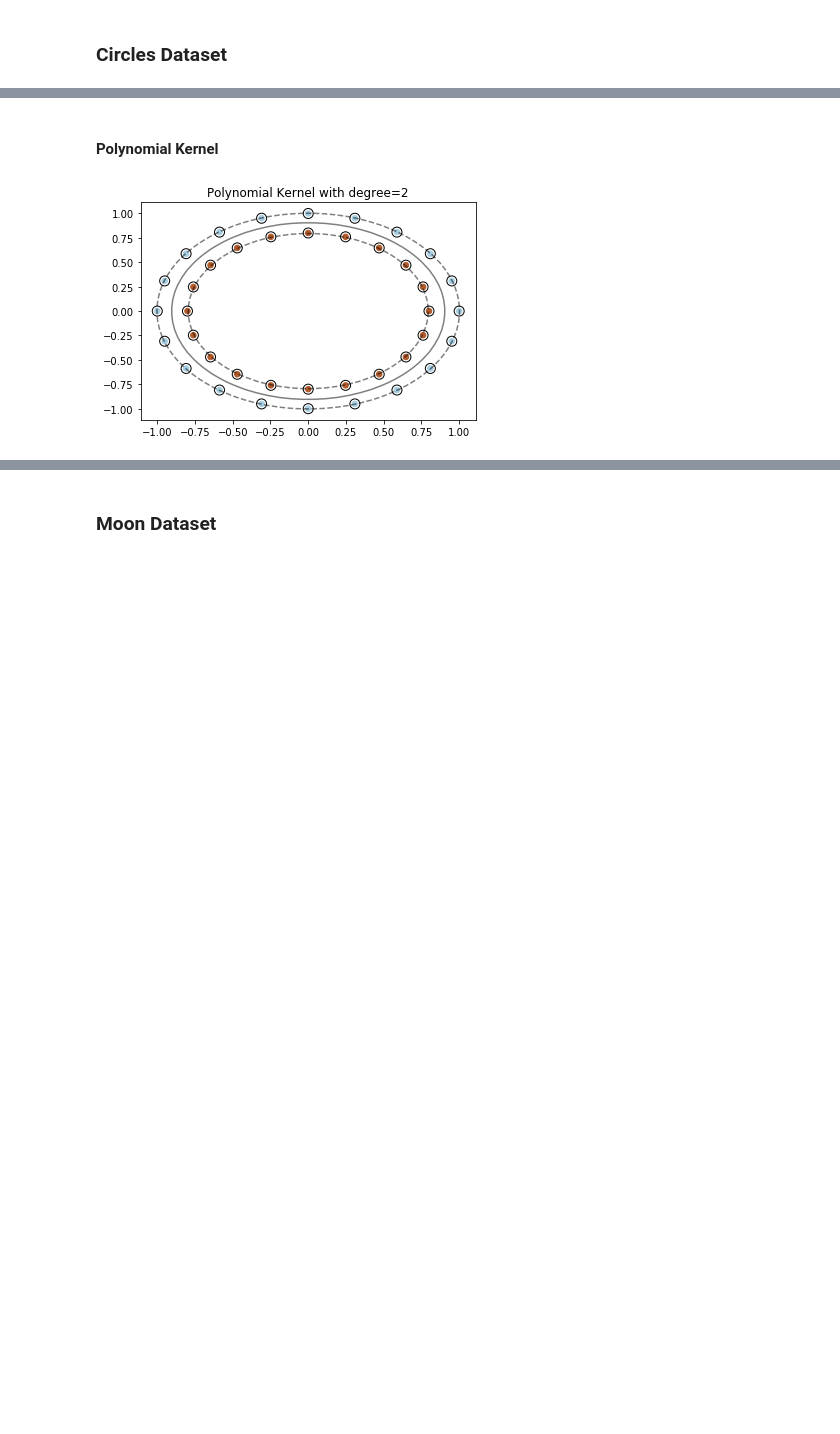
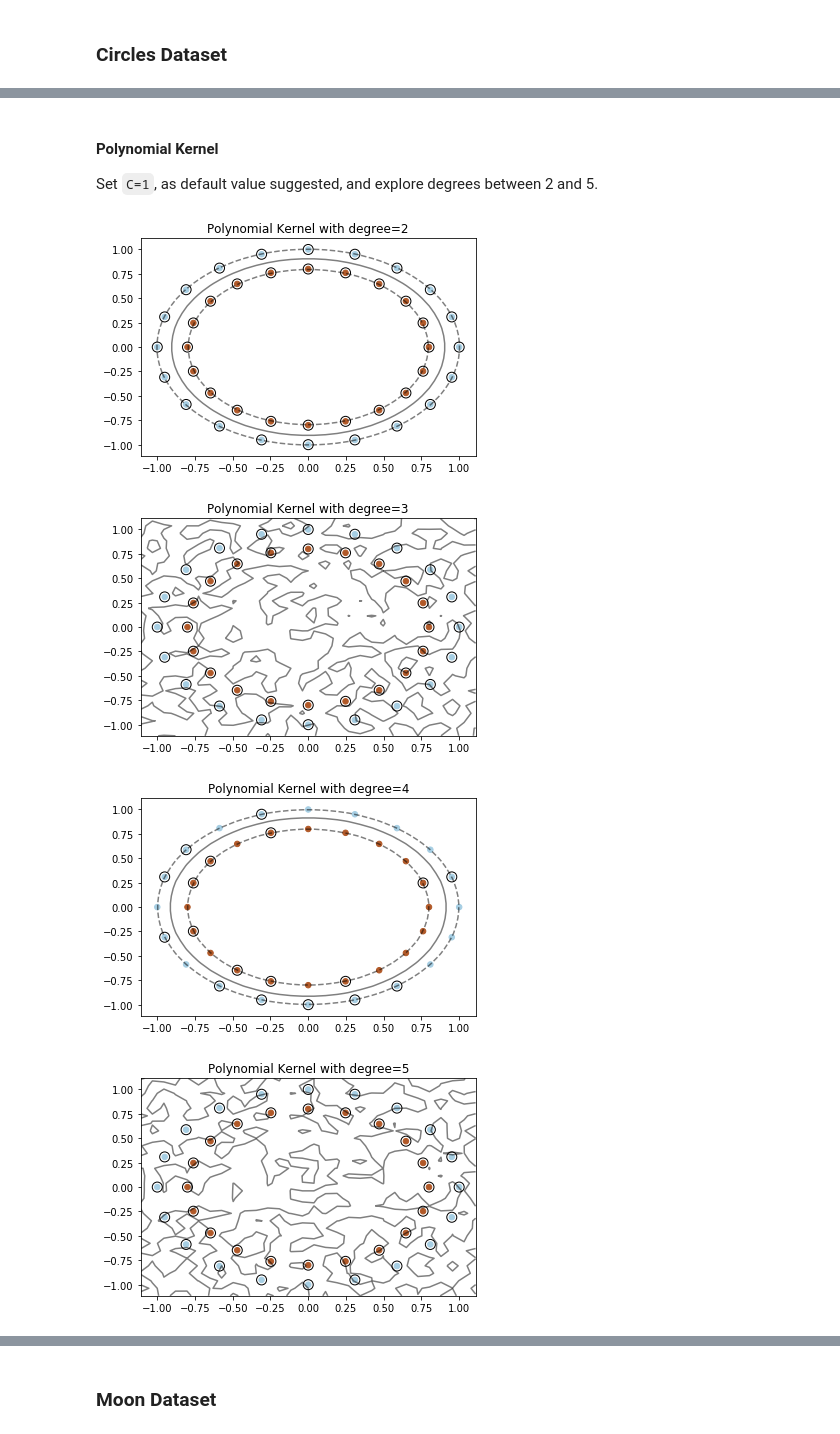
Before and after one commit to Minam7/CMPT820, a Jupyter notebook: HW4/A4Q2.ipynb, the cells around one changed output, grey strips where cells are left out. Drawn from its saved outputs; the diff is of its cells as text; code cells hidden in the pictures; blank space fills up the shorter version.

````diff
--- a/HW4/A4Q2.ipynb
+++ b/HW4/A4Q2.ipynb
@@ -228,5 +228,5 @@ C_val = 1
 
 for i in range(2,6):
     title = 'Polynomial Kernel with degree=' + str(i)
-    plot_hyperplane(svm.SVC(kernel='poly', degree=i, C=C_val), blob_X, blob_y, title)
+    plot_hyperplane(svm.SVC(kernel='poly', degree=i, C=C_val, gamma='auto'), blob_X, blob_y, title)
 # %% [output]
@@ -246,7 +246,7 @@
 # %%
 C_val = 1
 
-for i in range(-2,3):
+for i in range(-3,0):
     Gamma_val = 10**i
     title = 'RBF Kernel with G=' + str(Gamma_val)
     plot_hyperplane(svm.SVC(kernel='rbf', gamma=Gamma_val, C=C_val), blob_X, blob_y, title)
@@ -258,0 +257,7 @@ for i in range(-2,3):
+# %%
+C_val = 1
+
+for i in range(0,4):
+    Gamma_val = 10**i
+    title = 'RBF Kernel with G=' + str(Gamma_val)
+    plot_hyperplane(svm.SVC(kernel='rbf', gamma=Gamma_val, C=C_val), blob_X, blob_y, title)
@@ -284,12 +296,17 @@ Because the data is circular, the linear kernel doesn't fit well, and changing `
-# %% [markdown]
-#### Polynomial Kernel
+# %% [markdown]
+#### Polynomial Kernel
+
+Set ```C=1```, as default value suggested, and explore degrees between 2 and 5.
 # %%
 # set C to default
 C_val = 1
 
-for i in range(2,3):
+for i in range(2,6):
     title = 'Polynomial Kernel with degree=' + str(i)
-    plot_hyperplane(svm.SVC(kernel='poly', degree=i, C=C_val), circ_X, circ_y, title)
+    plot_hyperplane(svm.SVC(kernel='poly', degree=i, C=C_val, gamma = 'scale'), circ_X, circ_y, title)
 # %% [output]
-[figure, old version]
+[figure, new version]
+[figure, added]
+[figure, added]
+[figure, added]
 # %% [markdown]
````
Also changed, not shown: parts of 45 cells of this notebook, 3 other files.
